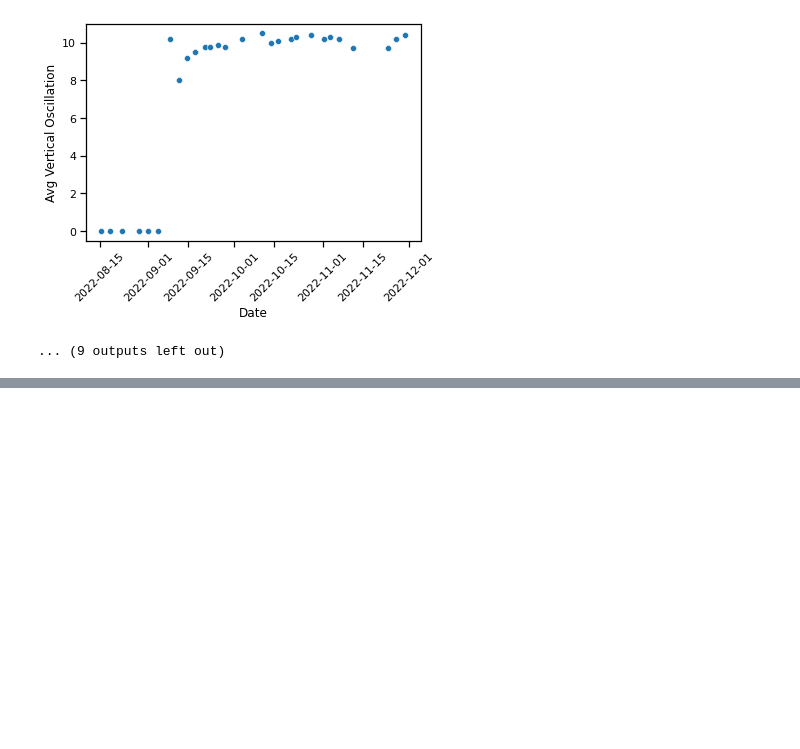
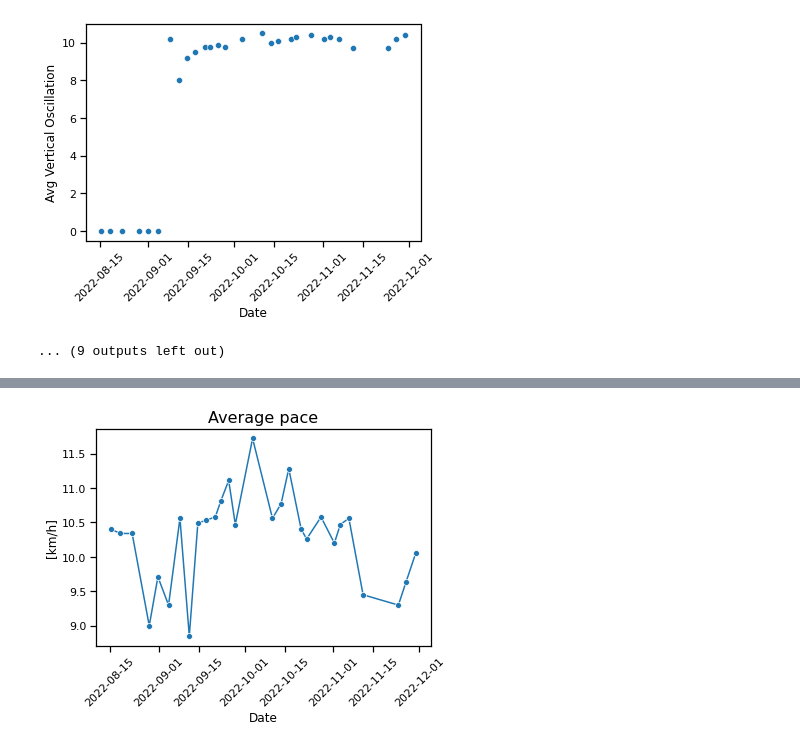
Before and after one commit to rluyck/running, a Jupyter notebook: notebook.ipynb, the cells around one changed output, grey strips where cells are left out. Saved outputs shown, nothing was run; the diff lists cells and outputs as text; code cells hidden in the pictures; blank space fills up the shorter version.

```diff
--- a/notebook.ipynb
+++ b/notebook.ipynb
@@ -178 +163,11 @@ plt.show()
+# %%
+plt.figure()#figsize=(15,4)
+line = sns.lineplot(x=df.Date, y=df.avg_pace_in_kmph,marker='o')
+plt.xlabel('Date',size=12)
+plt.xticks(rotation=45)
+plt.ylabel('[km/h]',size=12)
+plt.title('Average pace',size=16)
+plt.savefig('./images/avg_pace_kmph')
+# %% [output]
+[figure, added]
 # %%
```
Also changed, not shown: parts of 7 cells of this notebook, 4 other files.
